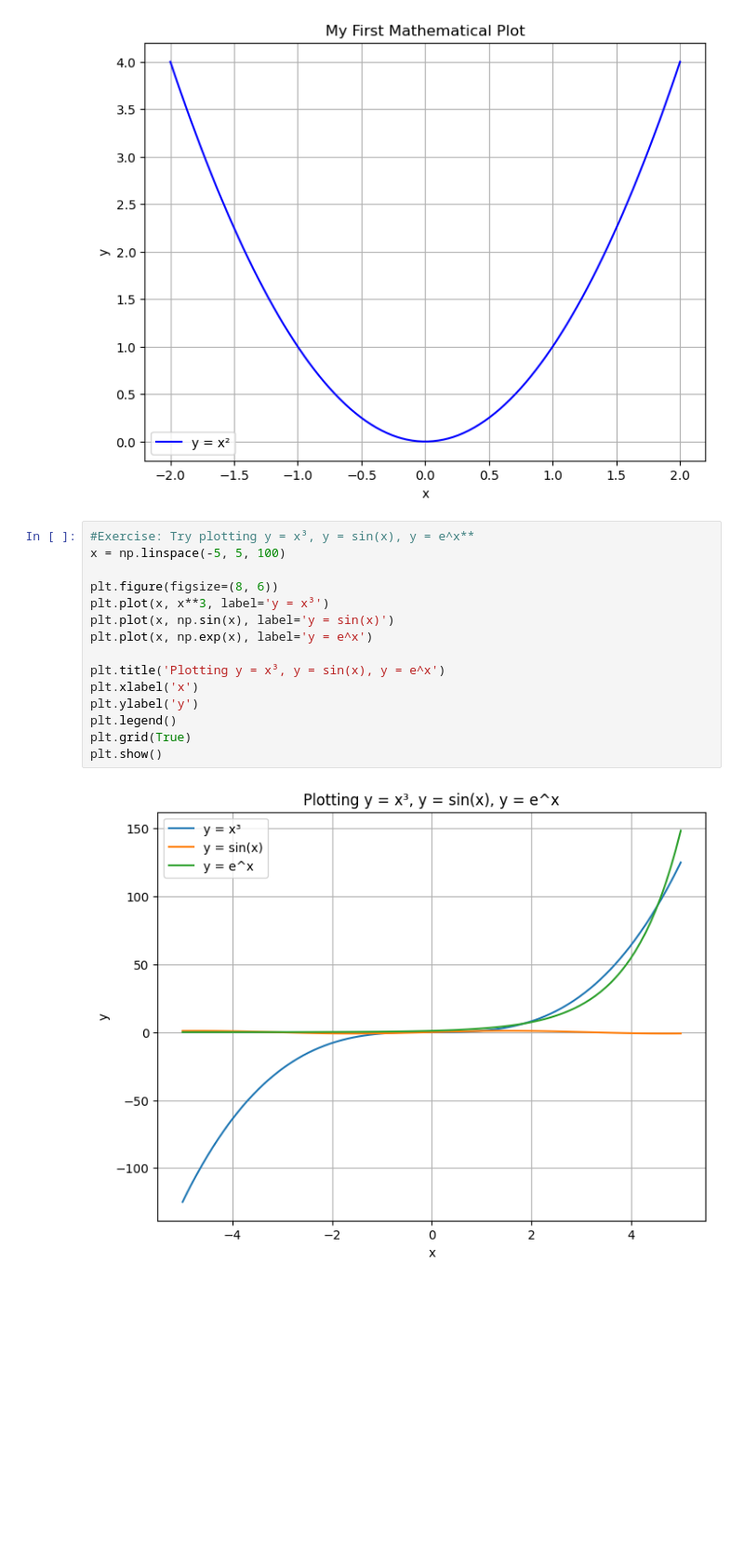
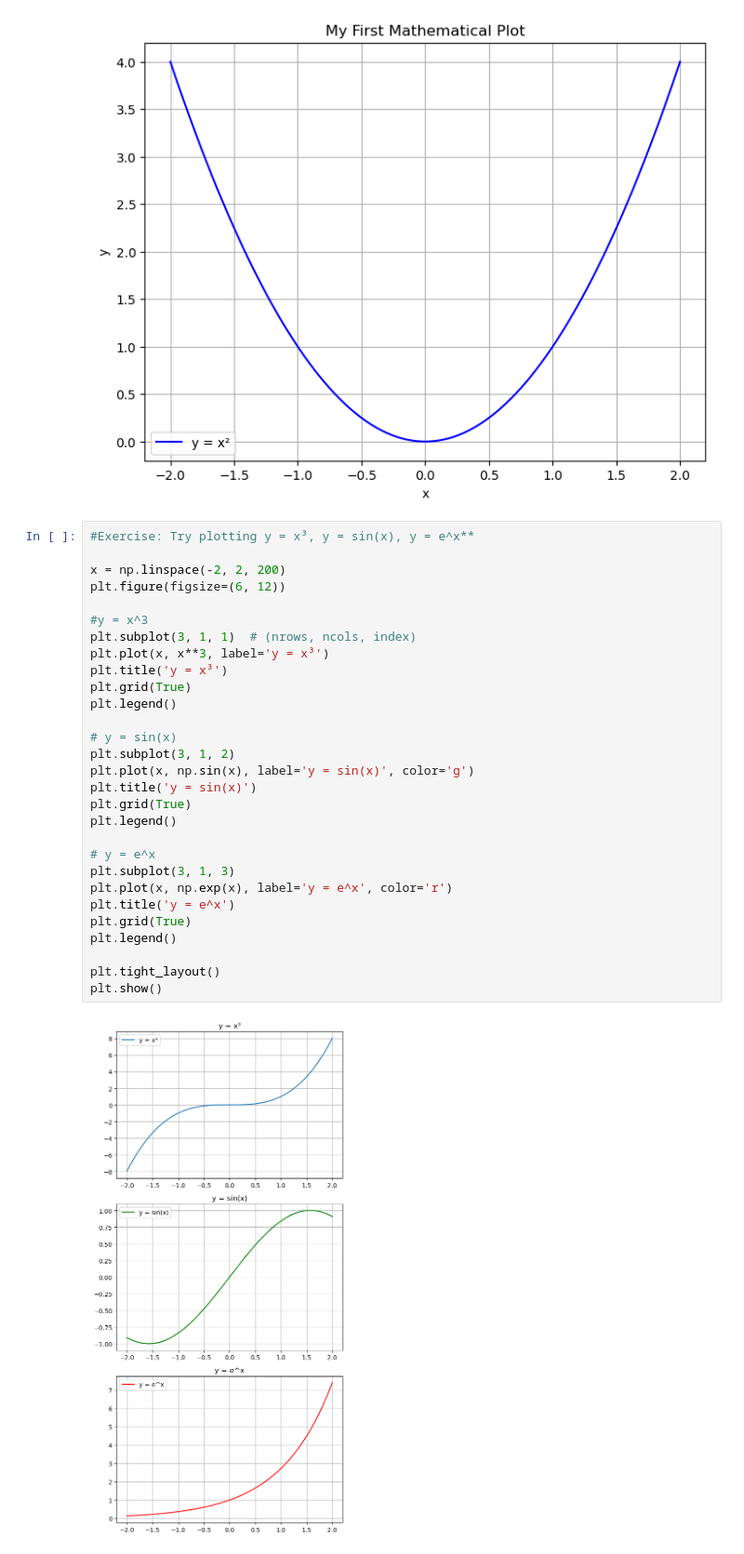
Before and after one commit to gileadraab/learning-math, a Jupyter notebook: week01/notebooks/Week1-BasicMath.ipynb, the cells around one changed output. Shown at 93% size. Cells and saved outputs as stored; diff of their text form; blank space fills up the shorter version.

Commit message:
update(week01-day2): stacking exercise answer plots vertically for better comparison

```diff
--- a/week01/notebooks/Week1-BasicMath.ipynb
+++ b/week01/notebooks/Week1-BasicMath.ipynb
@@ -69,18 +69,32 @@ plt.show()# Display the plot window
 [figure]
 # %%
 #Exercise: Try plotting y = x³, y = sin(x), y = e^x**
-x = np.linspace(-5, 5, 100)
 
-plt.figure(figsize=(8, 6))
+x = np.linspace(-2, 2, 200)
+plt.figure(figsize=(6, 12))
+
+#y = x^3
+plt.subplot(3, 1, 1)  # (nrows, ncols, index)
 plt.plot(x, x**3, label='y = x³')
-plt.plot(x, np.sin(x), label='y = sin(x)')
-plt.plot(x, np.exp(x), label='y = e^x')
+plt.title('y = x³')
+plt.grid(True)
+plt.legend()
 
-plt.title('Plotting y = x³, y = sin(x), y = e^x')
-plt.xlabel('x')
-plt.ylabel('y')
+# y = sin(x)
+plt.subplot(3, 1, 2)
+plt.plot(x, np.sin(x), label='y = sin(x)', color='g')
+plt.title('y = sin(x)')
+plt.grid(True)
 plt.legend()
+
+# y = e^x
+plt.subplot(3, 1, 3)
+plt.plot(x, np.exp(x), label='y = e^x', color='r')
+plt.title('y = e^x')
 plt.grid(True)
+plt.legend()
+
+plt.tight_layout()
 plt.show()
 # %% [output]
-[figure, old version]
+[figure, new version]
```
